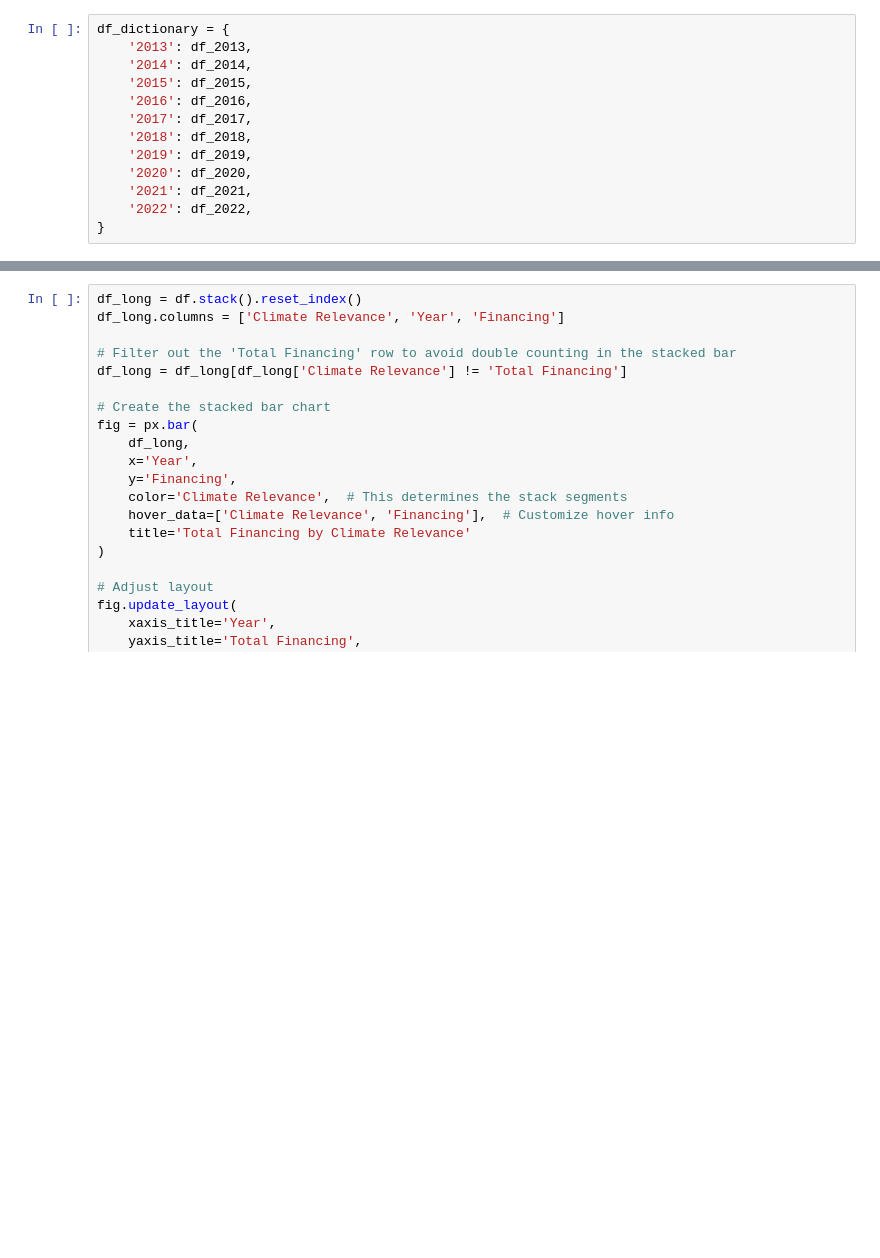
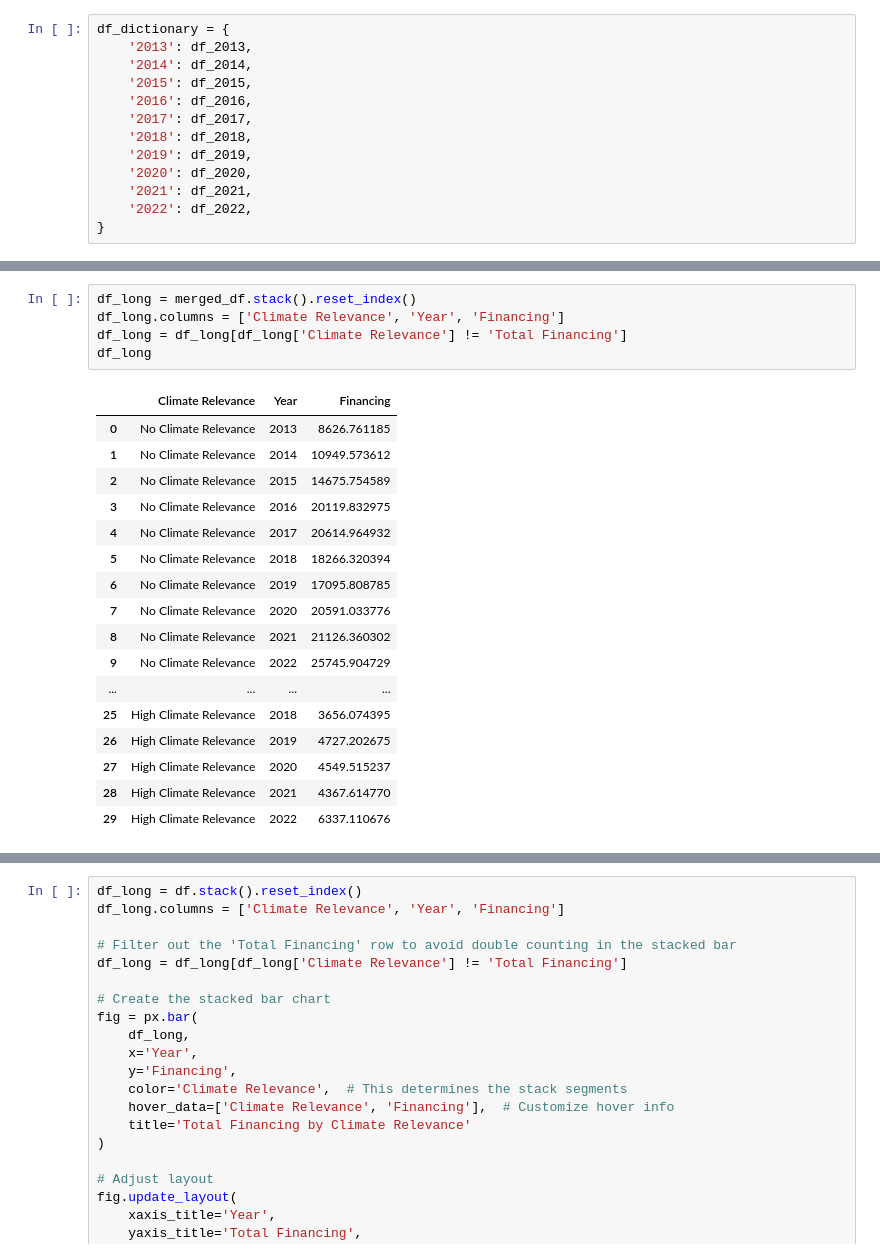
Before and after one commit to Samuel-Drewes/KlimaPortfolios, a Jupyter notebook: notebooks/first_play.ipynb, the cells around one changed output, grey strips where cells are left out. Saved outputs shown, nothing was run; the diff lists cells and outputs as text; blank space fills up the shorter version.

```diff
--- a/notebooks/first_play.ipynb
+++ b/notebooks/first_play.ipynb
@@ -78,4 +78,27 @@ merged_df
 | Partial Climate Relevance | 1351.645478 | 1079.721554 | 1810.978571 | 2011.494990 | 1491.296310 | 2153.487743 | 1766.962023 | 2535.233003 | 2168.642743 | 2867.661028 |
 | High Climate Relevance | 1911.408862 | 2636.900524 | 2598.213131 | 3636.717386 | 3863.952593 | 3656.074395 | 4727.202675 | 4549.515237 | 4367.614770 | 6337.110676 |
 | Total Financing | 11889.815525 | 14666.195690 | 19084.946291 | 25768.045351 | 25970.213835 | 24075.882532 | 23589.973483 | 27675.782016 | 27662.617815 | 34950.676433 |
+# %%
+df_long = merged_df.stack().reset_index()
+df_long.columns = ['Climate Relevance', 'Year', 'Financing']
+df_long = df_long[df_long['Climate Relevance'] != 'Total Financing']
+df_long
+# %% [output]
+|  | Climate Relevance | Year | Financing |
+| 0 | No Climate Relevance | 2013 | 8626.761185 |
+| 1 | No Climate Relevance | 2014 | 10949.573612 |
+| 2 | No Climate Relevance | 2015 | 14675.754589 |
+| 3 | No Climate Relevance | 2016 | 20119.832975 |
+| 4 | No Climate Relevance | 2017 | 20614.964932 |
+| 5 | No Climate Relevance | 2018 | 18266.320394 |
+| 6 | No Climate Relevance | 2019 | 17095.808785 |
+| 7 | No Climate Relevance | 2020 | 20591.033776 |
+| 8 | No Climate Relevance | 2021 | 21126.360302 |
+| 9 | No Climate Relevance | 2022 | 25745.904729 |
+| ... | ... | ... | ... |
+| 25 | High Climate Relevance | 2018 | 3656.074395 |
+| 26 | High Climate Relevance | 2019 | 4727.202675 |
+| 27 | High Climate Relevance | 2020 | 4549.515237 |
+| 28 | High Climate Relevance | 2021 | 4367.614770 |
+| 29 | High Climate Relevance | 2022 | 6337.110676 |
 # %%
```
Also changed, not shown: parts of 1 cell of this notebook, 1 other file.
